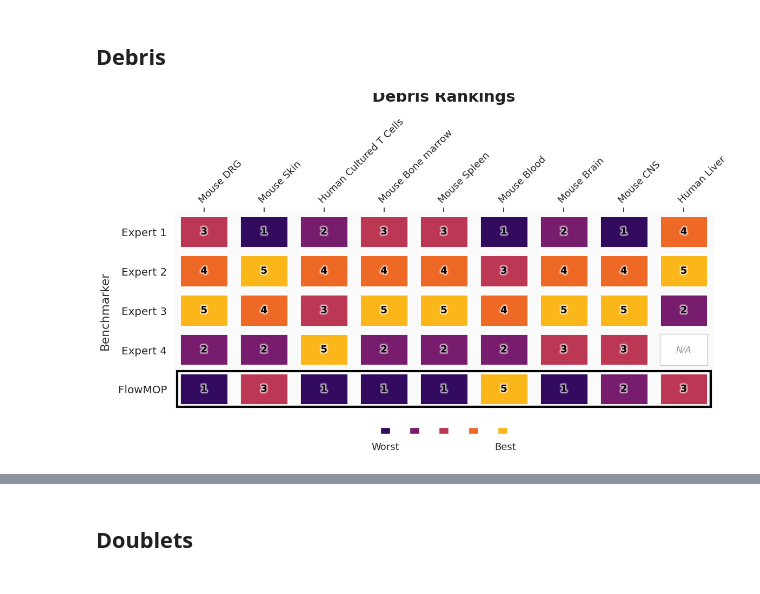
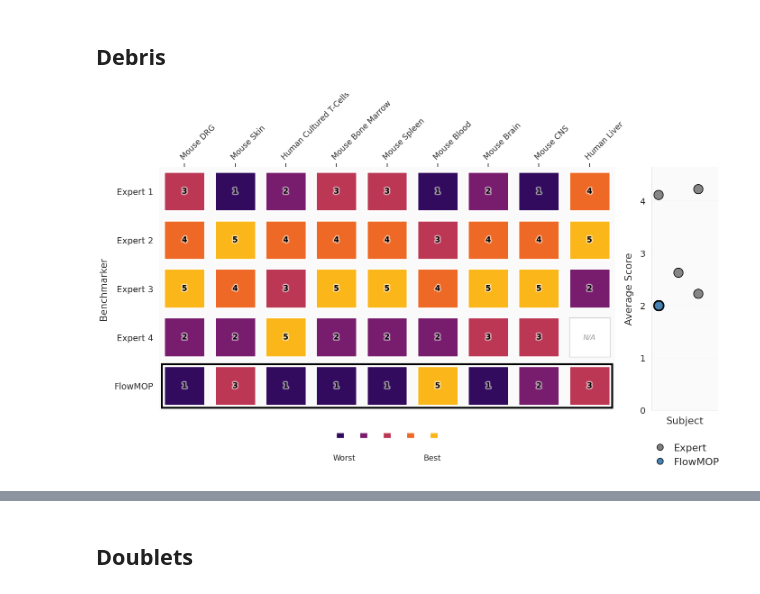
Before and after one commit to 1ordinateur/FlowMOP_paper, a Jupyter notebook: figs_data/fig_3_data/fig_3_analysis/fig_3_analysis_ranks.ipynb, the cells around one changed output, grey strips where cells are left out. Drawn from its saved outputs; the diff is of its cells as text; code cells hidden in the pictures.

Commit message:
Revert "Refine combined ranking panel layout and label rendering"
This reverts commit d66b7769f6365f74baec5f9cbfd4228d47b6cd2f.

```diff
--- a/figs_data/fig_3_data/fig_3_analysis/fig_3_analysis_ranks.ipynb
+++ b/figs_data/fig_3_data/fig_3_analysis/fig_3_analysis_ranks.ipynb
@@ -5,7 +5,7 @@ import os
 from matplotlib import pyplot as plt
 from ranking_analysis_comparison import bradley_terry_analysis, plot_bradley_terry_results
 # %%
-data_root = r"D:/github_remotes/FlowMOP/figs_data/fig_3_data/fig_3_rawdata"
+data_root = r"D:/github_remotes/FlowMOP_paper/figs_data/fig_3_data/fig_3_analysis"
 # %%
 time = pd.read_excel(data_root + "/ranking_analysis.xlsx", sheet_name= "Time")
 debris = pd.read_excel(data_root + "/ranking_analysis.xlsx", sheet_name = "Debris")
@@ -464,7 +464,7 @@ plt.show()
 from bayesian_analysis import plot_average_scores, plot_ranking_heatmap, plot_posterior_analysis
 # %%
 sample_names = [
-    "Mouse DRG", "Mouse Skin", "Human Cultured T Cells", "Mouse Bone marrow", "Mouse Spleen", "Mouse Blood", "Mouse Brain", "Mouse CNS", "Human Liver"
+    "Mouse DRG", "Mouse Skin", "Human Cultured T-Cells", "Mouse Bone Marrow", "Mouse Spleen", "Mouse Blood", "Mouse Brain", "Mouse CNS", "Human Liver"
 ]
 # %% [markdown]
 ## Time
@@ -483,10 +486,10 @@ plot_average_scores(time, title = 'Time Average Scores')
 ## Debris
 # %%
 debris.columns = sample_names
-debris_plot = plot_ranking_heatmap(debris, title = "Debris Rankings")
+plot_ranking_panel(df= debris,figsize=(16, 7), heatmap_title="Rankings Across Datasets", average_title="Average Rankings Score")
 plt.show()
 # %% [output]
-[figure, old version]
+[figure, new version]
 # %%
 plot_average_scores(debris, title = 'Debris Average Scores')
 # %% [output]
```
Also changed, not shown: parts of 8 cells of this notebook.
